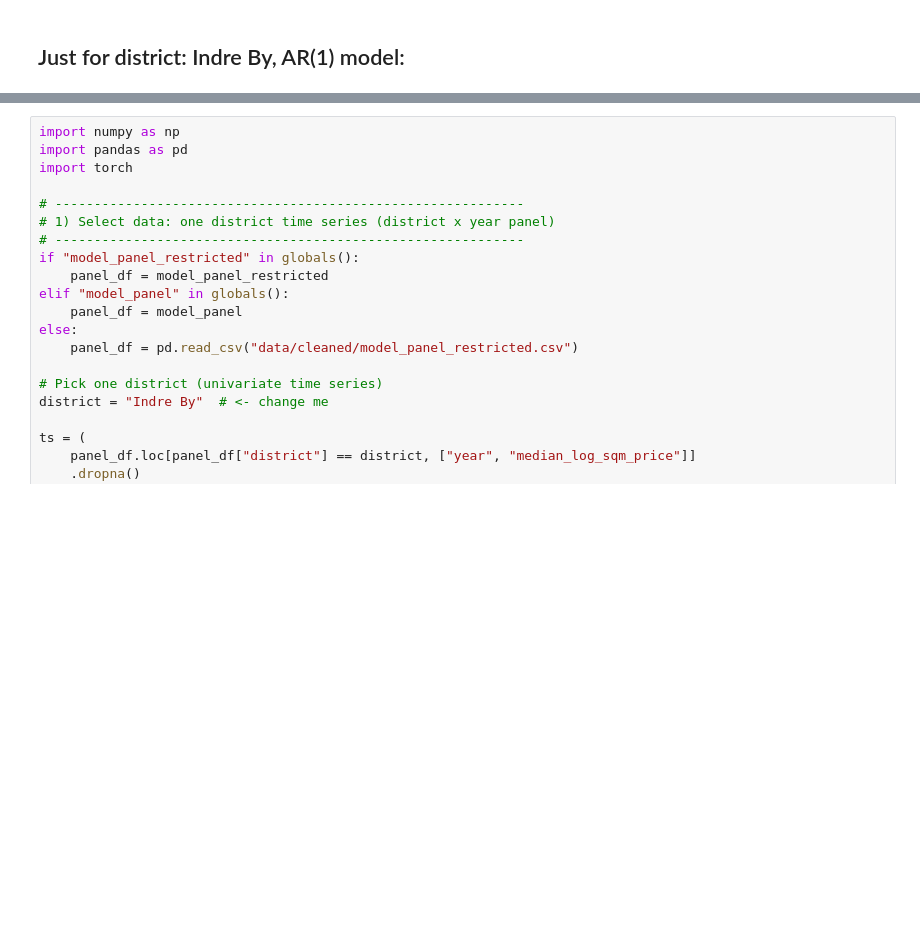
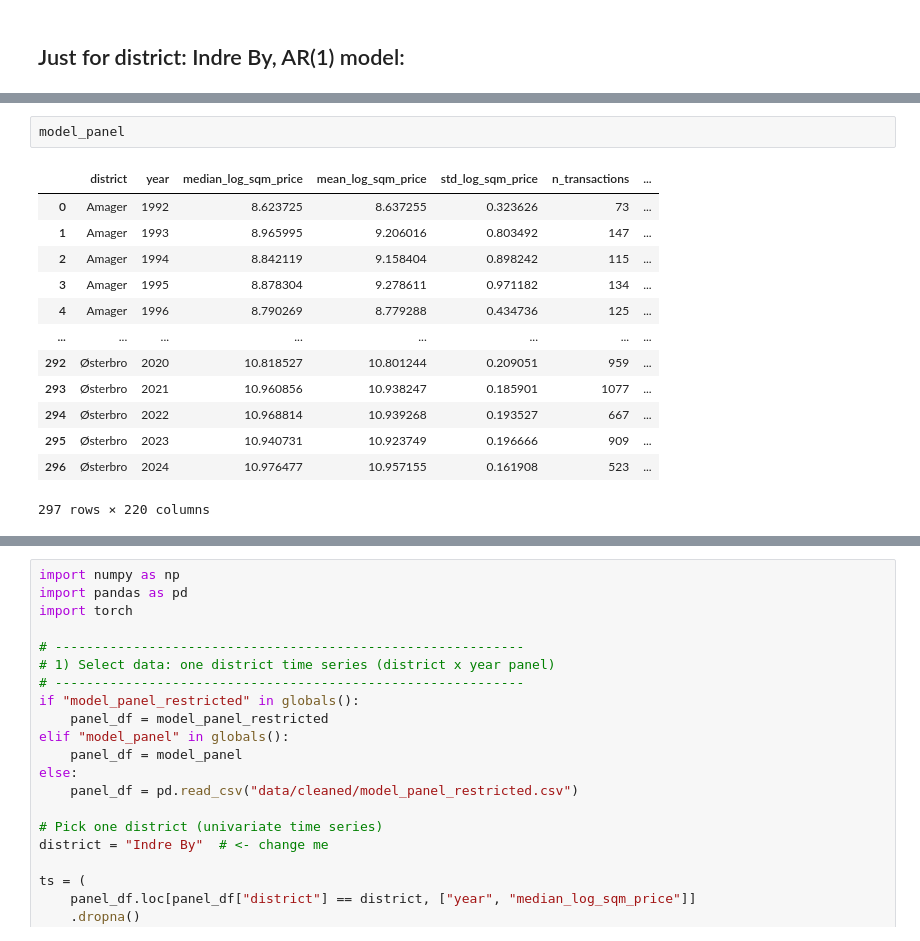
Before and after one commit to ursulailves/modelML_project, a Jupyter notebook: CPH_HousingPriceModel.ipynb, the cells around one changed output, grey strips where cells are left out. Cells and saved outputs as stored; diff of their text form; blank space fills up the shorter version.

```diff
--- a/CPH_HousingPriceModel.ipynb
+++ b/CPH_HousingPriceModel.ipynb
@@ -1930,0 +2185,16 @@ Below we do a **train/test split** (hold out last years), fit on train only, the
+# %%
+model_panel
+# %% [output]
+|  | district | year | median_log_sqm_price | mean_log_sqm_price | std_log_sqm_price | n_transactions | ... |
+| 0 | Amager | 1992 | 8.623725 | 8.637255 | 0.323626 | 73 | ... |
+| 1 | Amager | 1993 | 8.965995 | 9.206016 | 0.803492 | 147 | ... |
+| 2 | Amager | 1994 | 8.842119 | 9.158404 | 0.898242 | 115 | ... |
+| 3 | Amager | 1995 | 8.878304 | 9.278611 | 0.971182 | 134 | ... |
+| 4 | Amager | 1996 | 8.790269 | 8.779288 | 0.434736 | 125 | ... |
+| ... | ... | ... | ... | ... | ... | ... | ... |
+| 292 | Østerbro | 2020 | 10.818527 | 10.801244 | 0.209051 | 959 | ... |
+| 293 | Østerbro | 2021 | 10.960856 | 10.938247 | 0.185901 | 1077 | ... |
+| 294 | Østerbro | 2022 | 10.968814 | 10.939268 | 0.193527 | 667 | ... |
+| 295 | Østerbro | 2023 | 10.940731 | 10.923749 | 0.196666 | 909 | ... |
+| 296 | Østerbro | 2024 | 10.976477 | 10.957155 | 0.161908 | 523 | ... |
+297 rows × 220 columns
```
Also changed, not shown: parts of 38 cells of this notebook.
